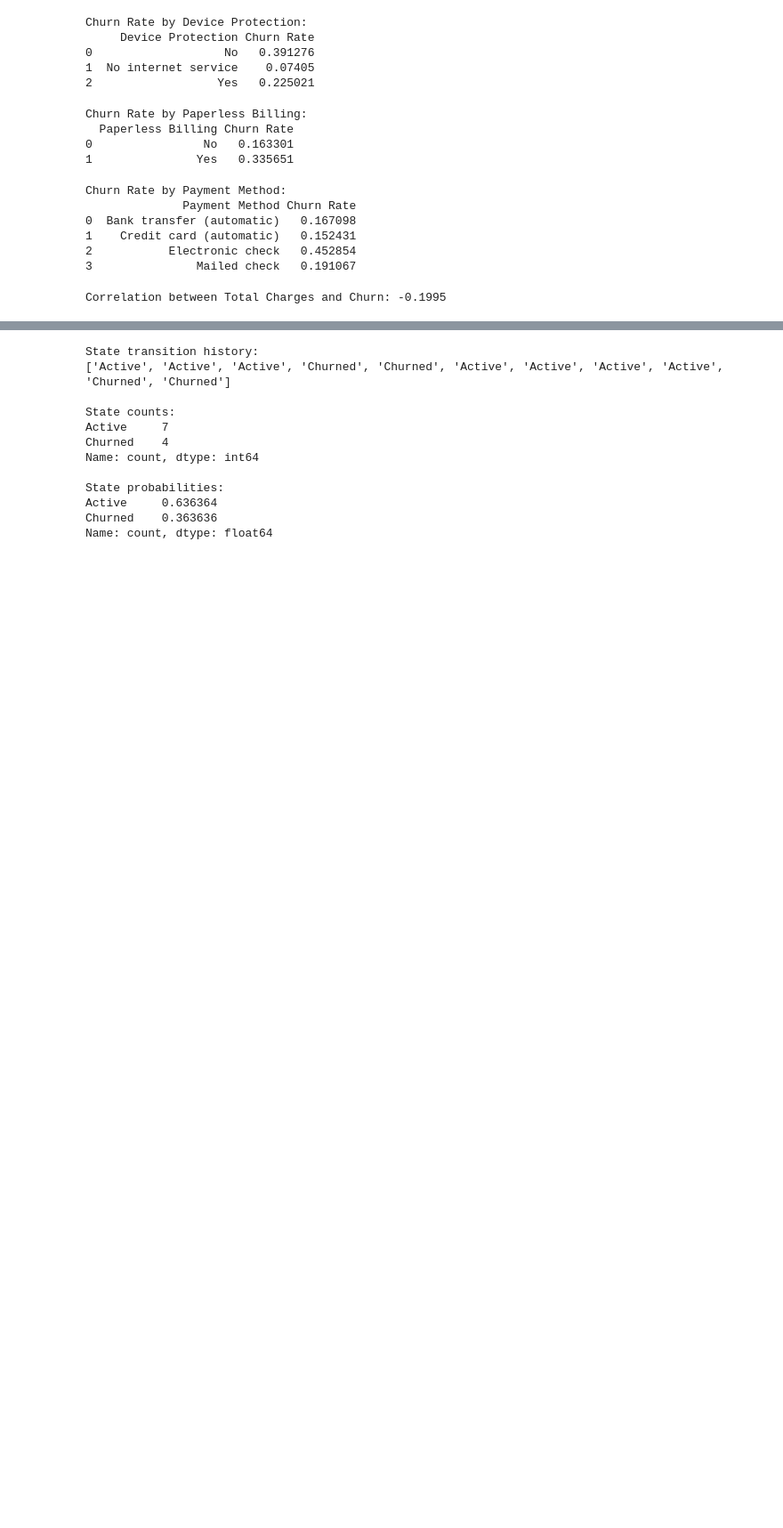
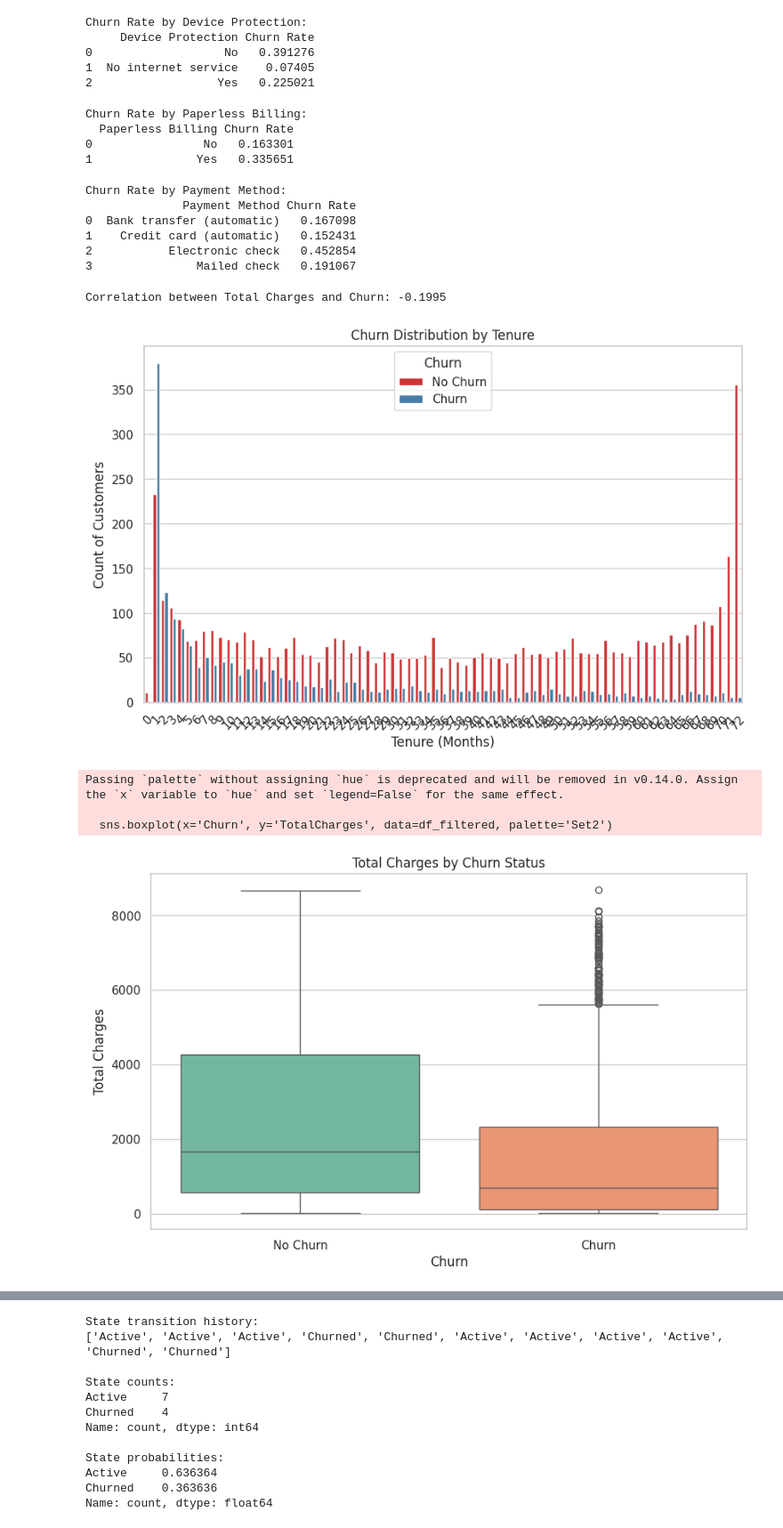
Before and after one commit to jojoshawer/girlsai, a Jupyter notebook: Untitled0.ipynb, the cells around one changed output, grey strips where cells are left out. Shown at 89% size. Cells and saved outputs as stored; diff of their text form; code cells hidden in the pictures; blank space fills up the shorter version.

```diff
--- a/Untitled0.ipynb
+++ b/Untitled0.ipynb
@@ -363,3 +363,43 @@ correlation_total_charges = total_charges_analysis.corr().iloc[0, 1]  # Correlat
 print(f"\nCorrelation between Total Charges and Churn: {correlation_total_charges:.4f}")
 # %% [output]
 Correlation between Total Charges and Churn: -0.1995
+# %%
+import matplotlib.pyplot as plt
+import seaborn as sns
+
+# Set the visual style
+sns.set(style="whitegrid")
+
+# Analysis of Churn based on Tenure
+plt.figure(figsize=(10, 6))
+sns.countplot(x='tenure', hue='Churn', data=df_filtered, palette='Set1')
+plt.title('Churn Distribution by Tenure')
+plt.xlabel('Tenure (Months)')
+plt.ylabel('Count of Customers')
+plt.legend(title='Churn', labels=['No Churn', 'Churn'])
+plt.xticks(rotation=45)
+plt.show()
+
+# Analyze the average Total Charges for Churned vs. Not Churned
+plt.figure(figsize=(10, 6))
+sns.boxplot(x='Churn', y='TotalCharges', data=df_filtered, palette='Set2')
+plt.title('Total Charges by Churn Status')
+plt.xlabel('Churn')
+plt.ylabel('Total Charges')
+plt.xticks(ticks=[0, 1], labels=['No Churn', 'Churn'])
+plt.show()
+
+# Correlation heatmap including Churn
+numerical_features = df_filtered.select_dtypes(include=['number'])
+correlation = numerical_features.corr()
+
+plt.figure(figsize=(10, 8))
+sns.heatmap(correlation, annot=True, fmt=".2f", cmap='coolwarm', square=True)
+plt.title('Correlation Heatmap')
+plt.show()
+# %% [output]
+[figure, added]
+Passing `palette` without assigning `hue` is deprecated and will be removed in v0.14.0. Assign the `x` variable to `hue` and set `legend=False` for the same effect.
+
+  sns.boxplot(x='Churn', y='TotalCharges', data=df_filtered, palette='Set2')
+[figure, added]
```
Also changed, not shown: parts of 1 cell of this notebook.
